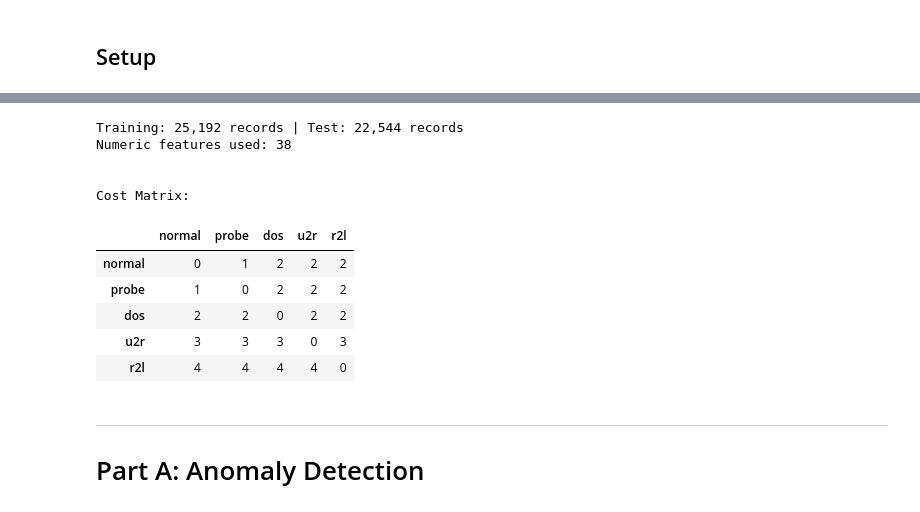
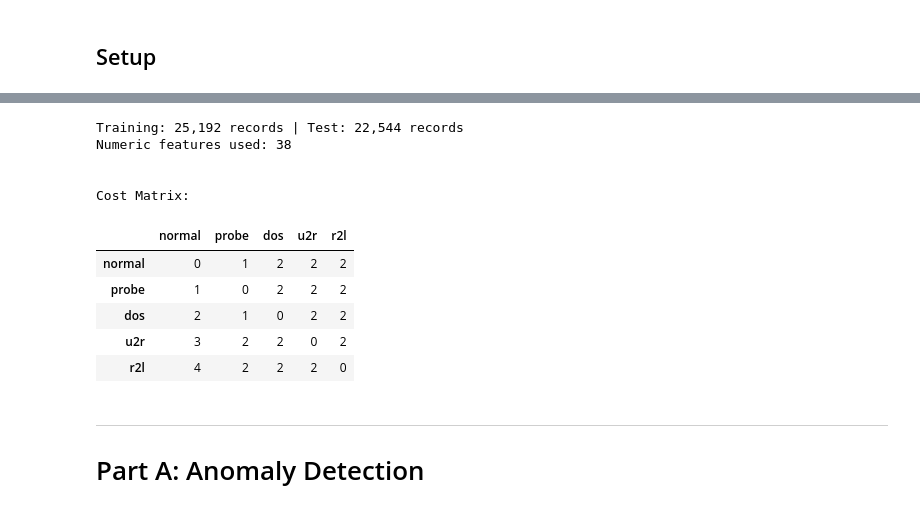
Before and after one commit to debjeet-chak/cid_hw3, a Jupyter notebook: HW3_CID.ipynb, the cells around one changed output, grey strips where cells are left out. Drawn from its saved outputs; the diff is of its cells as text; code cells hidden in the pictures.

```diff
--- a/HW3_CID.ipynb
+++ b/HW3_CID.ipynb
@@ -74,40 +76,40 @@ cat_to_idx  = {c: i for i, c in enumerate(CATEGORIES)}
 COST_MATRIX = np.array([
     [0, 1, 2, 2, 2],
     [1, 0, 2, 2, 2],
-    [2, 2, 0, 2, 2],
-    [3, 3, 3, 0, 3],
-    [4, 4, 4, 4, 0],
+    [2, 1, 0, 2, 2],
+    [3, 2, 2, 0, 2],
+    [4, 2, 2, 2, 0],
 ])
 
 cost_matrix_df = pd.DataFrame(COST_MATRIX, index=CATEGORIES, columns=CATEGORIES)
 
 train_df = pd.read_csv('20 Percent Training Set.csv', header=None, names=COLUMNS)
 
 #KDDTest+.csv in the github is malformed (missing newlines), so we've used the equivalent .txt file.
 test_df  = pd.read_csv('KDDTest+.txt', header=None, names=COLUMNS)
 train_df.drop(columns=['difficulty'], inplace=True)
 test_df.drop(columns=['difficulty'],  inplace=True)
 
 X_test_raw    = test_df[NUMERIC_COLS].values
 y_test_binary = (test_df['label'] != 'normal').astype(int).values
 
 print(f"Training: {len(train_df):,} records | Test: {len(test_df):,} records")
 print(f"Numeric features used: {len(NUMERIC_COLS)}")
 print("\n")
 print("Cost Matrix:")
 display(cost_matrix_df)
 # %% [output]
 Training: 25,192 records | Test: 22,544 records
 Numeric features used: 38
 
 
 Cost Matrix:
 |  | normal | probe | dos | u2r | r2l |
 | normal | 0 | 1 | 2 | 2 | 2 |
 | probe | 1 | 0 | 2 | 2 | 2 |
-| dos | 2 | 2 | 0 | 2 | 2 |
-| u2r | 3 | 3 | 3 | 0 | 3 |
-| r2l | 4 | 4 | 4 | 4 | 0 |
+| dos | 2 | 1 | 0 | 2 | 2 |
+| u2r | 3 | 2 | 2 | 0 | 2 |
+| r2l | 4 | 2 | 2 | 2 | 0 |
 # %% [markdown]
 ---
 # Part A: Anomaly Detection
```
Also changed, not shown: parts of 2 cells of this notebook.
